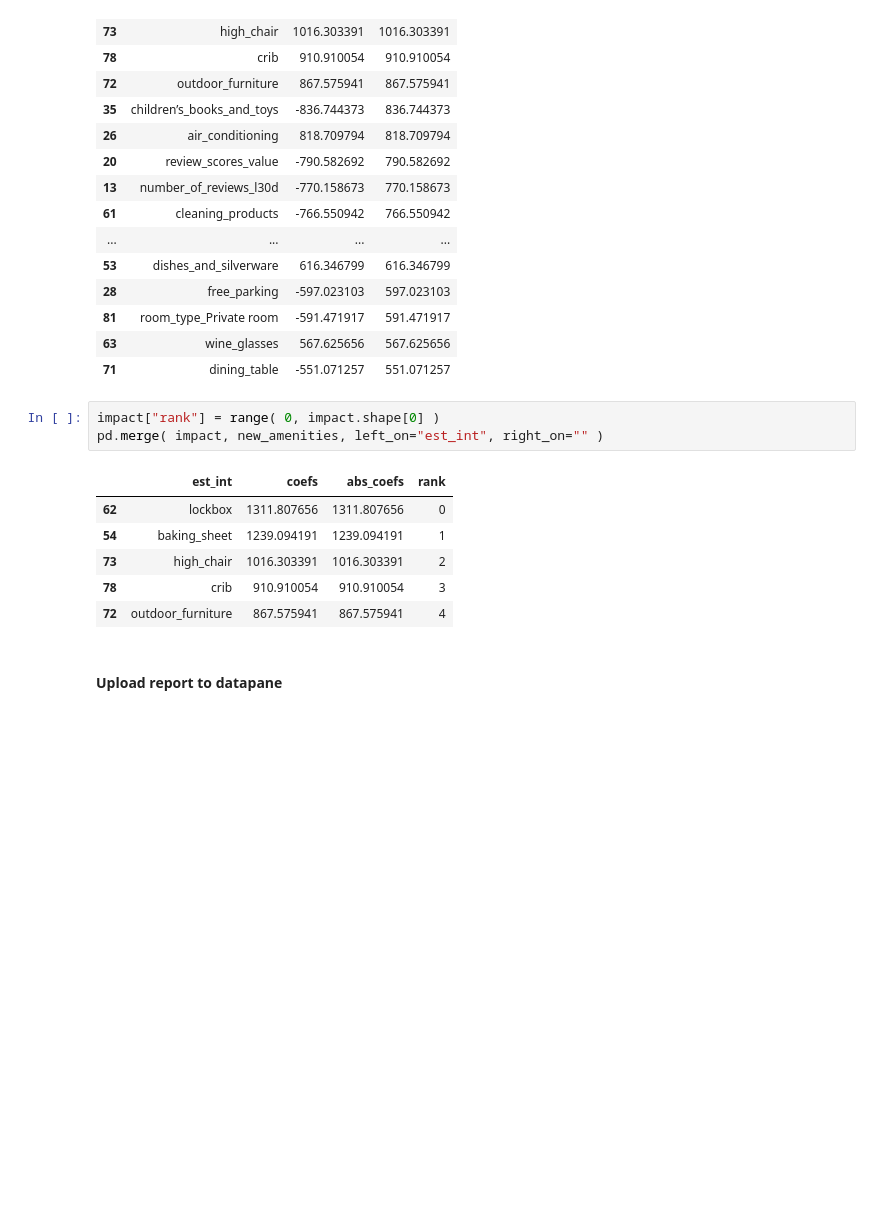
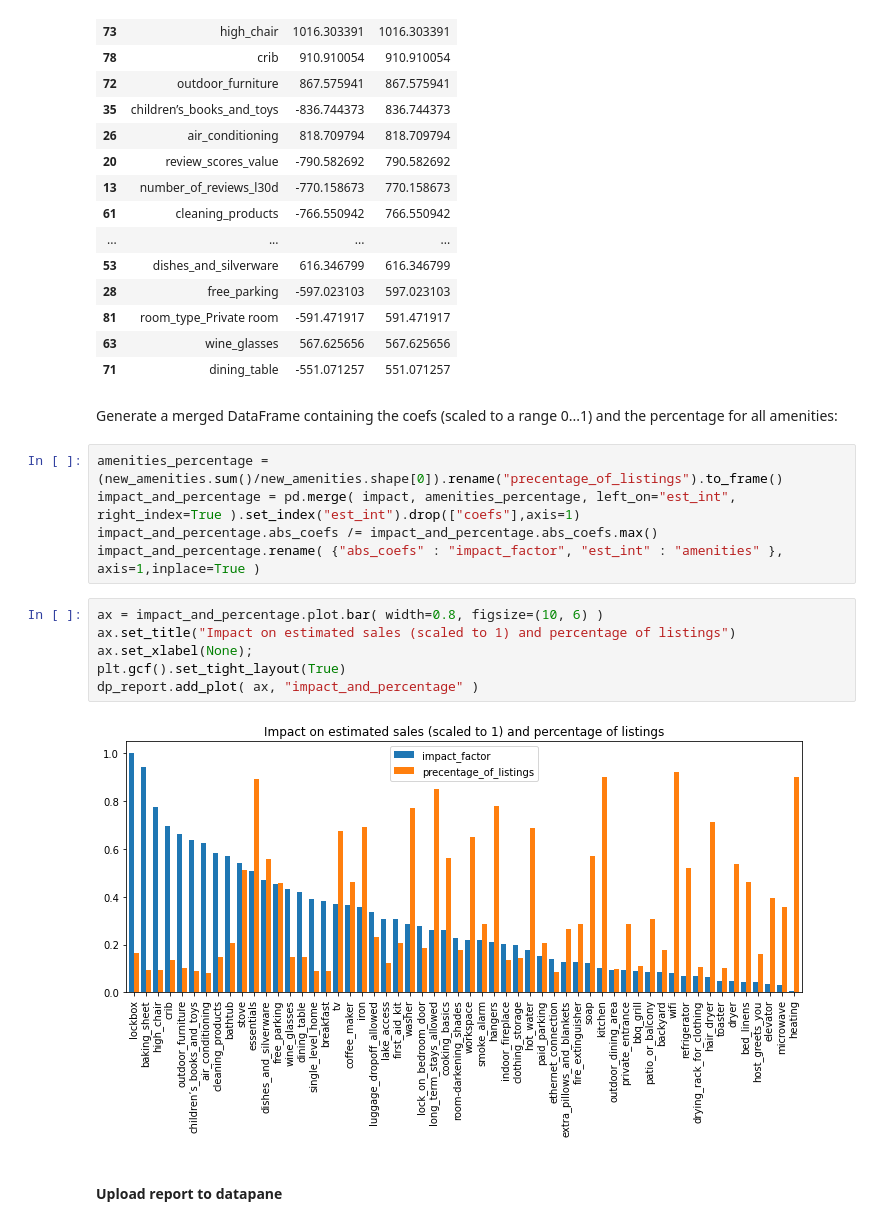
Before and after one commit to dchkeller/airbnbcase, a Jupyter notebook: airbnbcase.ipynb, the cells around one changed output. Drawn from its saved outputs; the diff is of its cells as text; blank space fills up the shorter version.

```diff
--- a/airbnbcase.ipynb
+++ b/airbnbcase.ipynb
@@ -1088,16 +1091,21 @@ impact.head(20)
 | 81 | room_type_Private room | -591.471917 | 591.471917 |
 | 63 | wine_glasses | 567.625656 | 567.625656 |
 | 71 | dining_table | -551.071257 | 551.071257 |
-# %%
-impact["rank"] = range( 0, impact.shape[0] )
-pd.merge( impact, new_amenities, left_on="est_int", right_on="" )
-# %% [output]
-|  | est_int | coefs | abs_coefs | rank |
-| 62 | lockbox | 1311.807656 | 1311.807656 | 0 |
-| 54 | baking_sheet | 1239.094191 | 1239.094191 | 1 |
-| 73 | high_chair | 1016.303391 | 1016.303391 | 2 |
-| 78 | crib | 910.910054 | 910.910054 | 3 |
-| 72 | outdoor_furniture | 867.575941 | 867.575941 | 4 |
+# %% [markdown]
+Generate a merged DataFrame containing the coefs (scaled to a range 0...1) and the percentage for all amenities:
+# %%
+amenities_percentage = (new_amenities.sum()/new_amenities.shape[0]).rename("precentage_of_listings").to_frame()
+impact_and_percentage = pd.merge( impact, amenities_percentage, left_on="est_int", right_index=True ).set_index("est_int").drop(["coefs"],axis=1)
+impact_and_percentage.abs_coefs /= impact_and_percentage.abs_coefs.max()
+impact_and_percentage.rename( {"abs_coefs" : "impact_factor", "est_int" : "amenities" }, axis=1,inplace=True )
+# %%
+ax = impact_and_percentage.plot.bar( width=0.8, figsize=(10, 6) )
+ax.set_title("Impact on estimated sales (scaled to 1) and percentage of listings")
+ax.set_xlabel(None);
+plt.gcf().set_tight_layout(True)
+dp_report.add_plot( ax, "impact_and_percentage" )
+# %% [output]
+[figure, added]
 # %% [markdown]
 #### Upload report to datapane
 # %%
```
Also changed, not shown: parts of 4 cells of this notebook.
